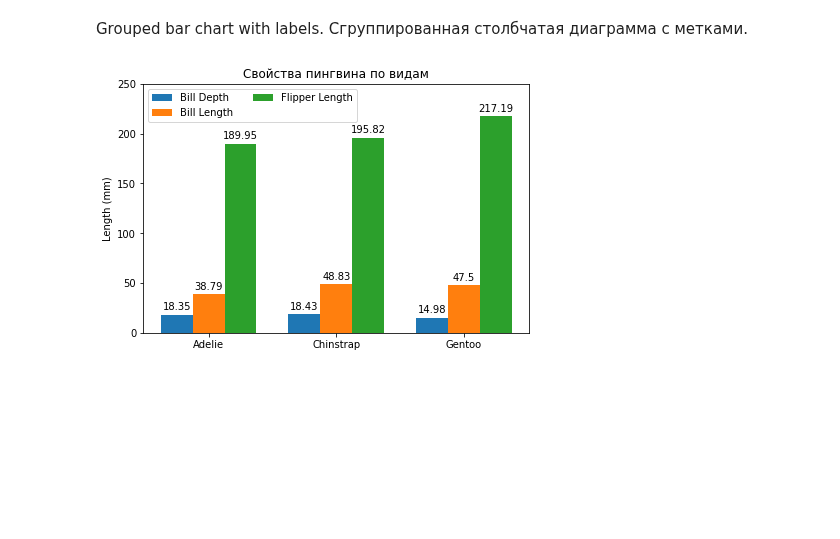
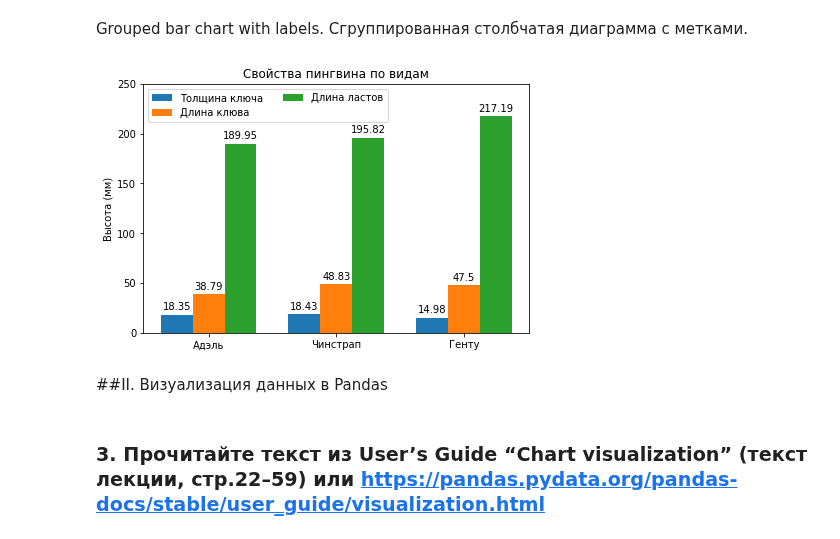
Before and after one commit to murpunk/Programming_2023, a Jupyter notebook: Графики_(pandas,_matplotlib,_seaborn).ipynb, the cells around one changed output. Cells and saved outputs as stored; diff of their text form; code cells hidden in the pictures; blank space fills up the shorter version.

```diff
--- a/Графики_(pandas,_matplotlib,_seaborn).ipynb
+++ b/Графики_(pandas,_matplotlib,_seaborn).ipynb
@@ -159,32 +160,36 @@ plt.subplots_adjust(top=0.92, bottom=0.08, left=0.10, right=0.95, hspace=0.25,
 # %% [markdown]
 Grouped bar chart with labels. Сгруппированная столбчатая диаграмма с метками.
 # %%
-species = ("Adelie", "Chinstrap", "Gentoo")
+species = ("Адэли", "Чинстрап", "Генту")
 penguin_means = {                         # словарь, состоящий из attribute и measurement
-    'Bill Depth': (18.35, 18.43, 14.98), # толщина клюва
-    'Bill Length': (38.79, 48.83, 47.50), # длина ключа
-    'Flipper Length': (189.95, 195.82, 217.19), # длина ластов
+    'Толщина ключа': (18.35, 18.43, 14.98), # толщина клюва
+    'Длина клюва': (38.79, 48.83, 47.50), # длина ключа
+    'Длина ластов': (189.95, 195.82, 217.19), # длина ластов
 }
 
 x = np.arange(len(species))  # расположение меток, одномерный массив с равномерно разнесенными значениями внутри заданного интервала
 width = 0.25  # ширина столбцов
 multiplier = 0
 
 fig, ax = plt.subplots(layout='constrained') # параметр constrained позволяет вписать график в фигуру
 
 for attribute, measurement in penguin_means.items():
     offset = width * multiplier # сдвиг -- это ширина столбца на множитель
     rects = ax.bar(x + offset, measurement, width, label=attribute) # рисует столбцы
-    ax.bar_label(rects, padding=3) #
+    ax.bar_label(rects, padding=3) # подписи к столбцу. Padding показывает, на сколько точек от конца столбца написать метку
     multiplier += 1
 
 # Добавление текста, меток, легенды. Изменяем параметры осей (axis).
 ax.set_ylabel('Высота (мм)') # устанавливаем название оси y
 ax.set_title('Свойства пингвина по видам') # название графика
 ax.set_xticks(x + width, species) # установка меток для оси x
 ax.legend(loc='upper left', ncol=2) # расположили легенду в верхнем левом углу, шириной с две колонки
 ax.set_ylim(0, 250) # левый и правый пределы для оси y на графике
 
 plt.show()
 # %% [output]
-[figure, old version]
+[figure, new version]
+# %% [markdown]
+##II. Визуализация данных в Pandas
+# %% [markdown]
+### 3. Прочитайте текст из User’s Guide “Chart visualization” (текст лекции, стр.22–59) или https://pandas.pydata.org/pandas-docs/stable/user_guide/visualization.html
```
Also changed, not shown: parts of 20 cells of this notebook.
